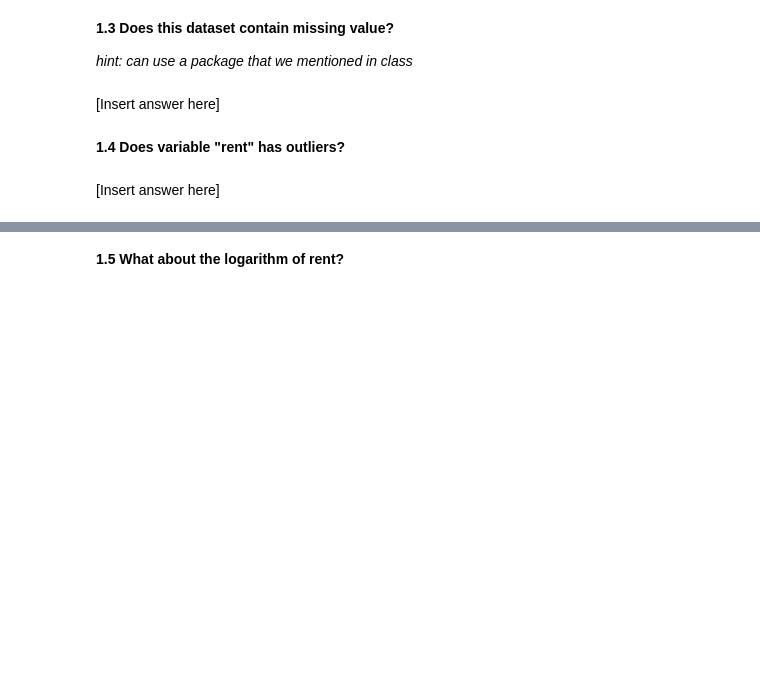
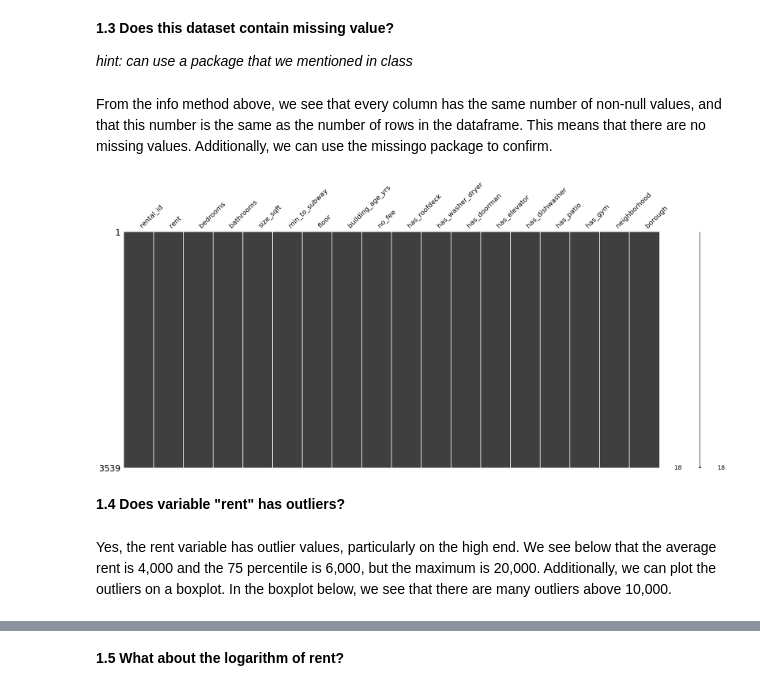
Before and after one commit to leobruell/real-estate-analytics, a Jupyter notebook: Homework/module1_homework_no_sol.ipynb, the cells around one changed output, grey strips where cells are left out. Cells and saved outputs as stored; diff of their text form; code cells hidden in the pictures; blank space fills up the shorter version.

```diff
--- a/Homework/module1_homework_no_sol.ipynb
+++ b/Homework/module1_homework_no_sol.ipynb
@@ -27,6 +29,7 @@ import pandas as pd
 **1.1 Load `manhattan.csv` through pandas**
 # %%
 # insert code here
+df = pd.read_csv("../data/manhattan.csv")
 # %% [markdown]
 **1.2 Check the number of observations, data type, mean, median, 25%, and 75% percentiles.**
 # %%
@@ -36,12 +77,16 @@ import pandas as pd
 
 *hint: can use a package that we mentioned in class*
 # %% [markdown]
-[Insert answer here]
+From the info method above, we see that every column has the same number of non-null values, and that this number is the same as the number of rows in the dataframe. This means that there are no missing values. Additionally, we can use the missingo package to confirm.
 # %%
 # insert code here
+msno.matrix(df)
+plt.show()
+# %% [output]
+[figure, added]
 # %% [markdown]
 **1.4 Does variable "rent" has outliers?**
 # %% [markdown]
-[Insert answer here]
+Yes, the rent variable has outlier values, particularly on the high end. We see below that the average rent is 4,000 and the 75 percentile is 6,000, but the maximum is 20,000. Additionally, we can plot the outliers on a boxplot. In the boxplot below, we see that there are many outliers above 10,000.
 # %%
 # insert code here
```
Also changed, not shown: parts of 11 cells of this notebook.
